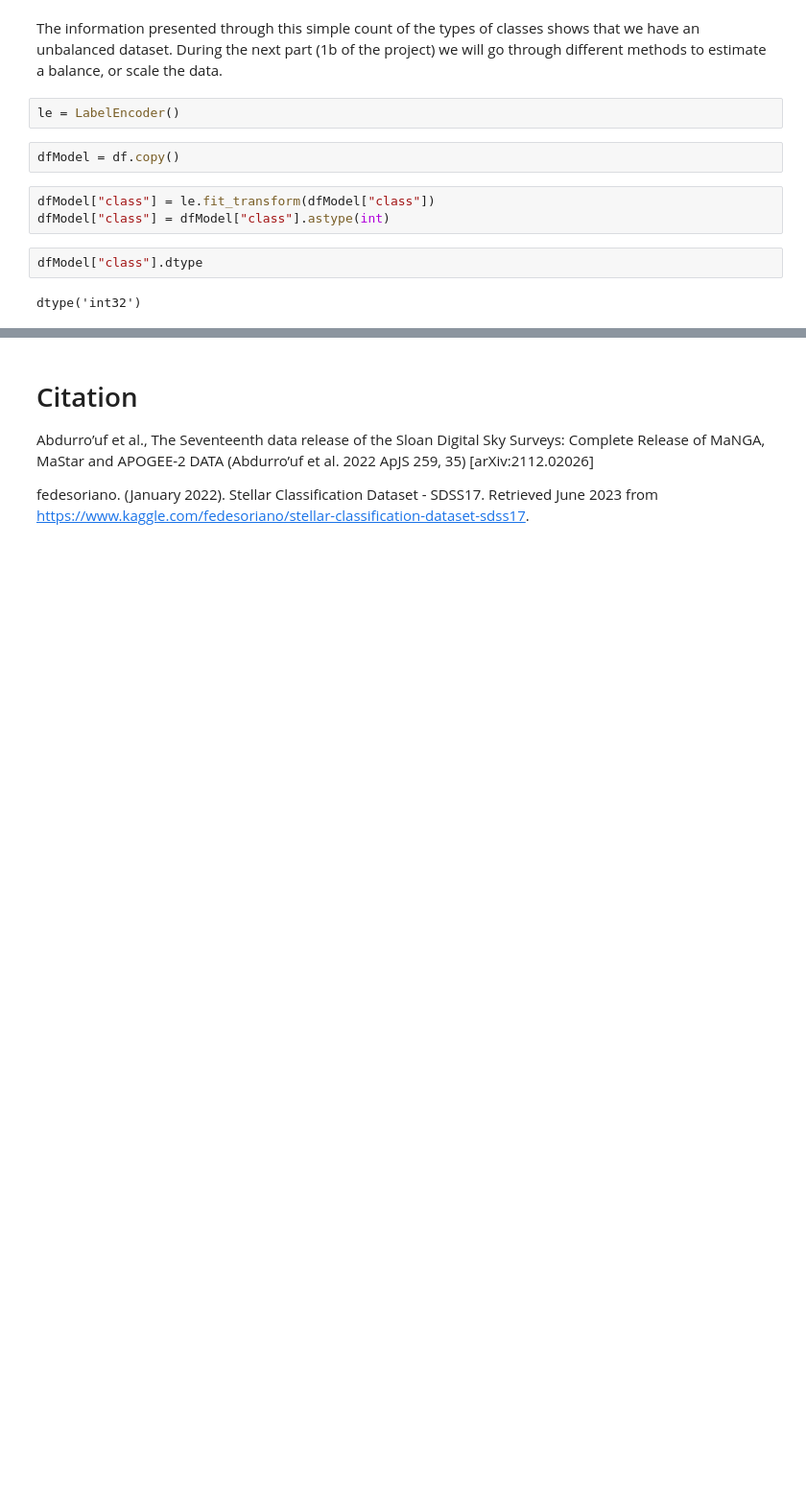
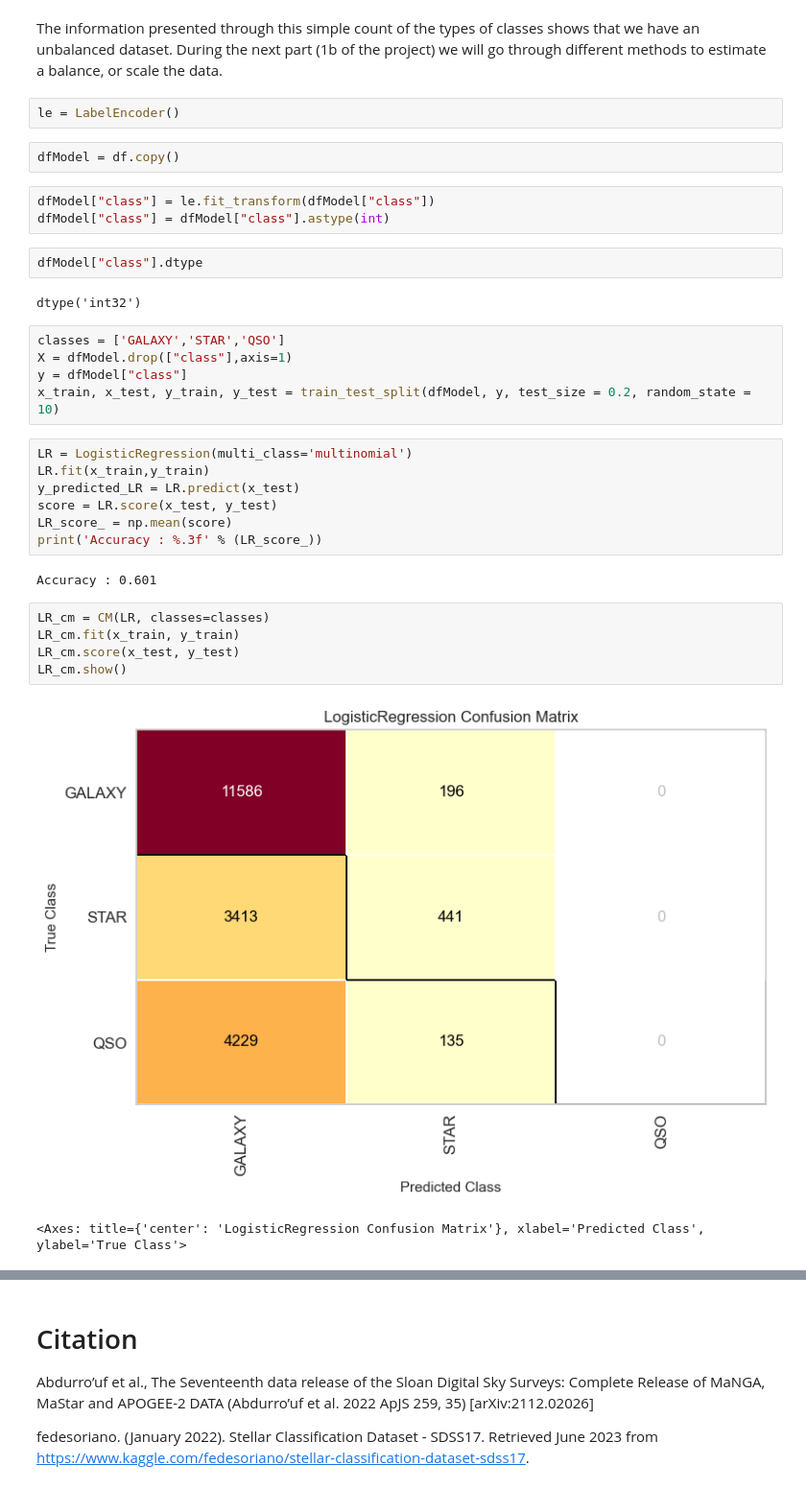
Before and after one commit to sulchan/Data_430_GC, a Jupyter notebook: Project1.ipynb, the cells around one changed output, grey strips where cells are left out. Shown at 96% size. Saved outputs shown, nothing was run; the diff lists cells and outputs as text; blank space fills up the shorter version.

Commit message:
Enter Logistic Regression and review confusion matrix results

```diff
--- a/Project1.ipynb
+++ b/Project1.ipynb
@@ -248,3 +251,25 @@ dfModel["class"] = dfModel["class"].astype(int)
 dfModel["class"].dtype
 # %% [output]
 dtype('int32')
+# %%
+classes = ['GALAXY','STAR','QSO']
+X = dfModel.drop(["class"],axis=1)
+y = dfModel["class"]
+x_train, x_test, y_train, y_test = train_test_split(dfModel, y, test_size = 0.2, random_state = 10)
+# %%
+LR = LogisticRegression(multi_class='multinomial')
+LR.fit(x_train,y_train)
+y_predicted_LR = LR.predict(x_test)
+score = LR.score(x_test, y_test)
+LR_score_ = np.mean(score)
+print('Accuracy : %.3f' % (LR_score_))
+# %% [output]
+Accuracy : 0.601
+# %%
+LR_cm = CM(LR, classes=classes)
+LR_cm.fit(x_train, y_train)
+LR_cm.score(x_test, y_test)
+LR_cm.show()
+# %% [output]
+[figure, added]
+<Axes: title={'center': 'LogisticRegression Confusion Matrix'}, xlabel='Predicted Class', ylabel='True Class'>
```
Also changed, not shown: parts of 4 cells of this notebook, 1 other file.
